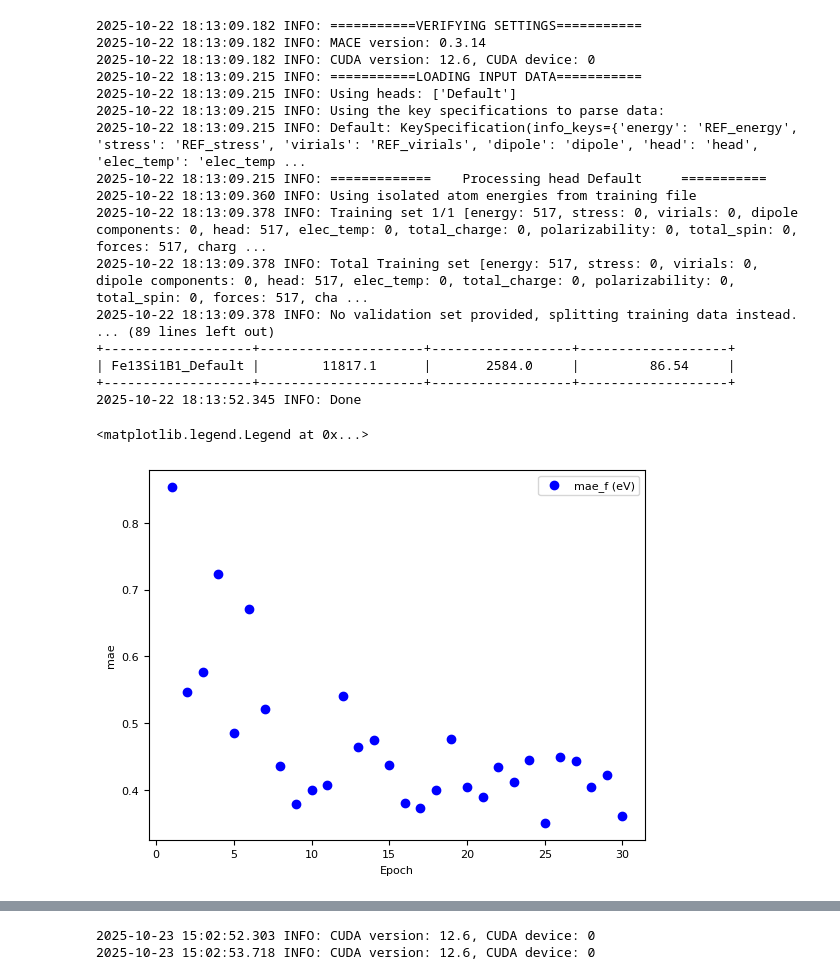
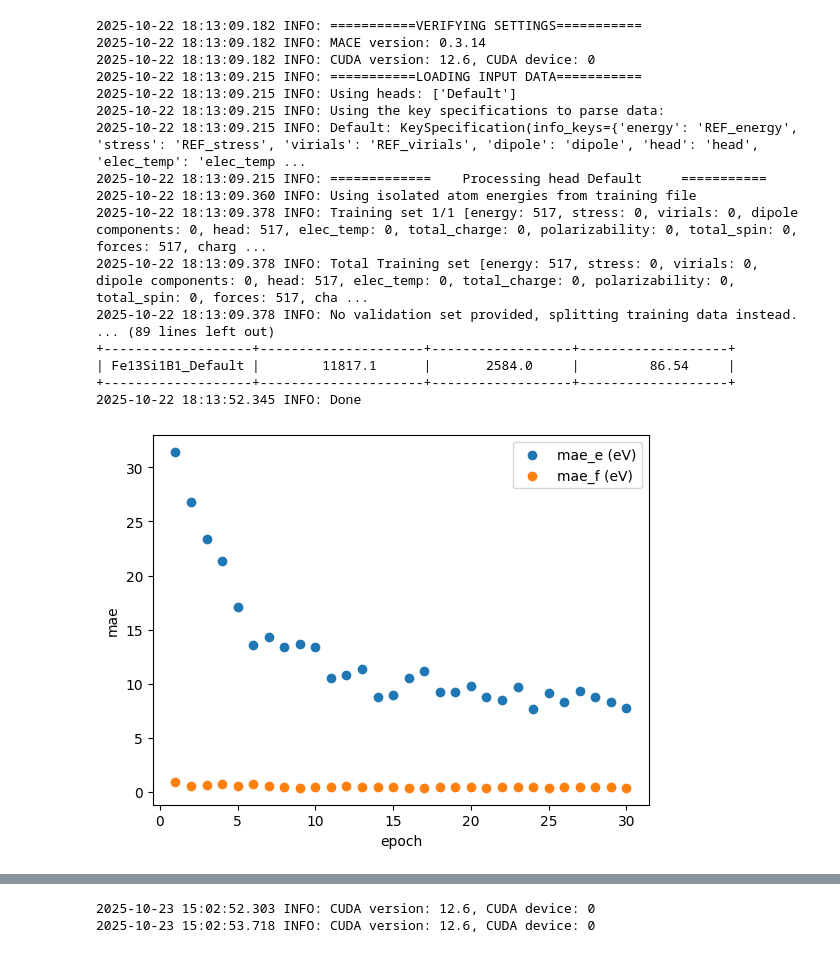
Before and after one commit to ShannonNCM/research_files, a Jupyter notebook: new_model/training_notebook.ipynb, the cells around one changed output, grey strips where cells are left out. Saved outputs shown, nothing was run; the diff lists cells and outputs as text; code cells hidden in the pictures.

```diff
--- a/new_model/training_notebook.ipynb
+++ b/new_model/training_notebook.ipynb
@@ -125,9 +127,14 @@ with open(results, 'r') as f:
 # %%
 #saving the data in a dataframe to be able to work with it in an easier way
 df = pd.DataFrame(data)
 #separating the training and validation results
 train_df = df[df['mode']=='opt'].copy()
 val_df = df[df['mode']=='eval'].copy().dropna()
 train_df = train_df.groupby('epoch', as_index=False)['loss'].last()
 train_df['epoch'] += 1
 val_df['epoch'] += 1
+
+#plotting the dataframe
+f.plot_mae(val_df, 'epoch', ['mae_e','mae_f'])
+# %% [output]
+[figure, added]
@@ -137,9 +140,0 @@ val_df['epoch'] += 1
-# %%
-#I found out that the values of mae_e and mae_f are also important, so I will add them here
-plt.scatter(val_df['epoch'], val_df['mae_f'], label='mae_f (eV)', color='blue')
-plt.xlabel('Epoch')
-plt.ylabel('mae')
-plt.legend()
-# %% [output]
-<matplotlib.legend.Legend at 0x...>
-[figure, removed]
```
Also changed, not shown: parts of 8 cells of this notebook, 4 other files.
